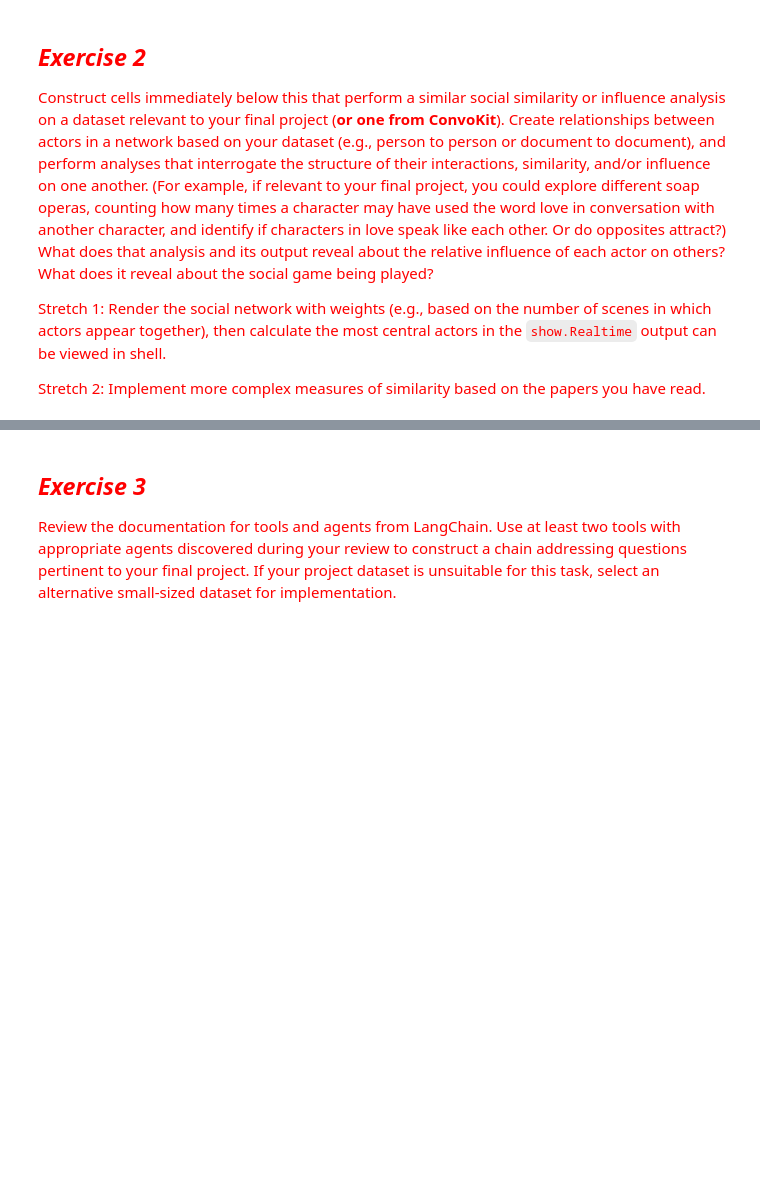
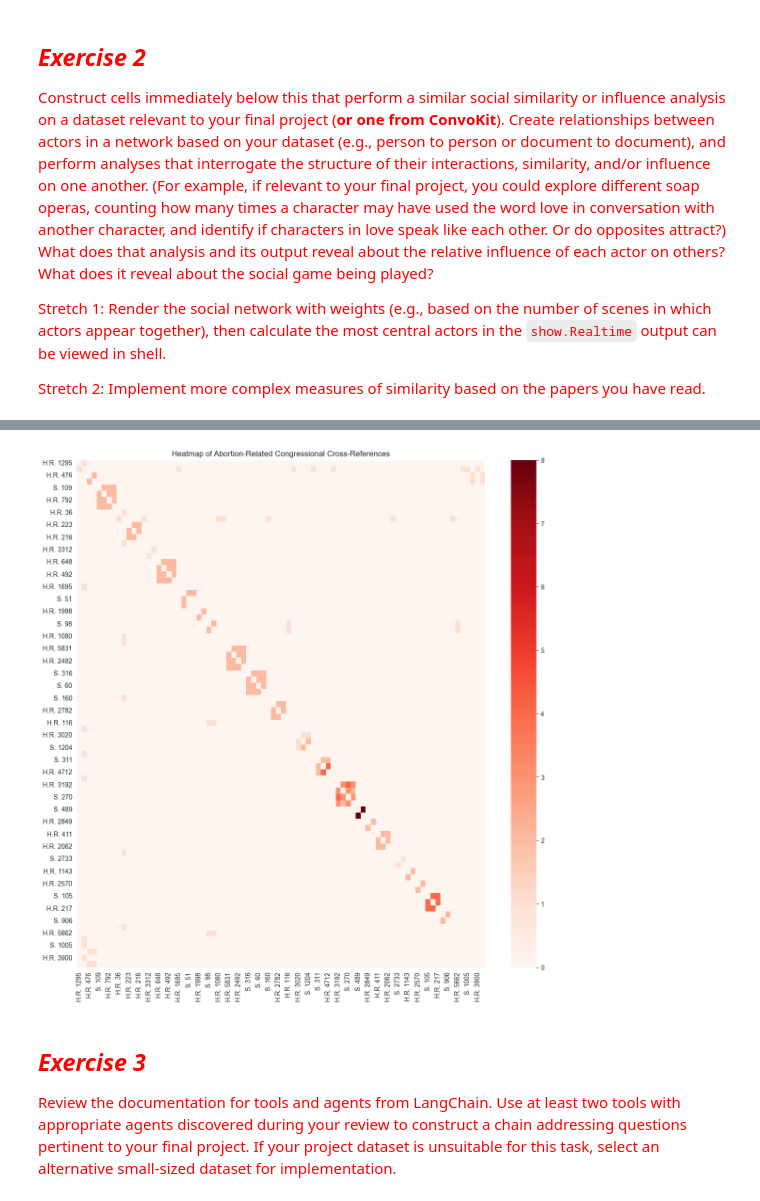
Before and after one commit to michplunkett/computational-content-analysis, a Jupyter notebook: 8-MichaelPlunkett-Answers.ipynb, the cells around one changed output, grey strips where cells are left out. Saved outputs shown, nothing was run; the diff lists cells and outputs as text; code cells hidden in the pictures; blank space fills up the shorter version.

```diff
--- a/8-MichaelPlunkett-Answers.ipynb
+++ b/8-MichaelPlunkett-Answers.ipynb
@@ -233,3 +388,37 @@ Implement more complex measures of similarity based on the papers you have read.
+# %%
+adjacency_matrix_list = []
+
+# Step 1: Filter nodes with edges
+nodes_with_edges = [
+    node for node in law_network.nodes() if list(law_network.edges(node))
+]
+
+# Iterate over each node (law) to build the matrix
+for source_node in nodes_with_edges:
+    row = []
+    for target_node in nodes_with_edges:
+        if source_node == target_node:
+            row.append(0)  # No self-connections
+        elif law_network.has_edge(source_node, target_node):
+            # If there's an edge, append its weight
+            row.append(law_network.edges[source_node, target_node]["weight"])
+        else:
+            row.append(0)  # No edge exists
+    adjacency_matrix_list.append(row)
+
+# Convert the list to a NumPy array
+matrix = np.array(adjacency_matrix_list)
+
+# Create a DataFrame for the heatmap
+heatmap_df = pd.DataFrame(matrix, columns=nodes_with_edges, index=nodes_with_edges)
+
+# Plotting
+fig = plt.figure(figsize=(14, 14))
+ax = sns.heatmap(heatmap_df, cmap="Reds")
+plt.title("Heatmap of Abortion-Related Congressional Cross-References")
+plt.show()
+# %% [output]
+[figure, added]
 # %% [markdown]
 ## <font color="red">*Exercise 3*</font>
 
```
Also changed, not shown: parts of 23 cells of this notebook.
